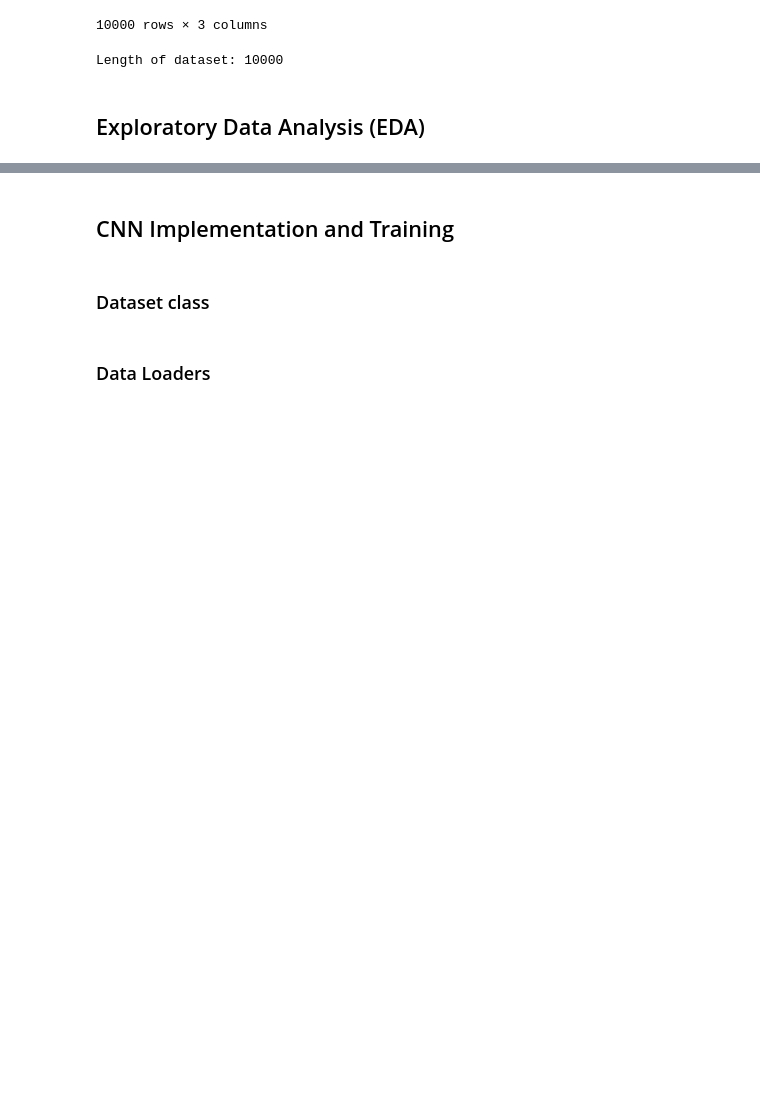
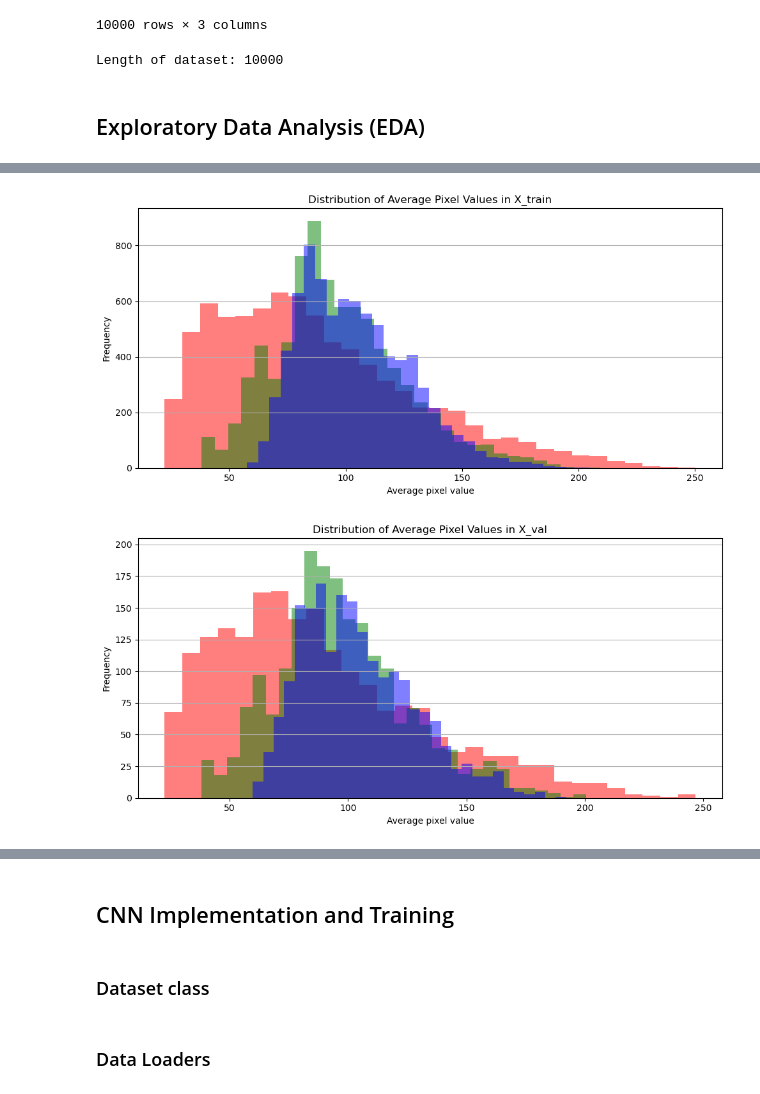
Before and after one commit to exVick/satellite-image-classification, a Jupyter notebook: k12441809.ipynb, the cells around one changed output, grey strips where cells are left out. Saved outputs shown, nothing was run; the diff lists cells and outputs as text; code cells hidden in the pictures; blank space fills up the shorter version.

```diff
--- a/k12441809.ipynb
+++ b/k12441809.ipynb
@@ -104,5 +111,11 @@ print(f"Length of dataset: {len(dataset)}") # Should be 10000
 Length of dataset: 10000
 # %%
 # your code goes here (splitting train/validation datasets)
+X_train, X_val, y_train, y_val = train_test_split(
+    dataset[["folder", "file_name"]], dataset["label"],
+    test_size=0.2,
+    random_state=random_state,
+    stratify=dataset["label"]
+)
 # %% [markdown]
 ## Exploratory Data Analysis (EDA)
@@ -114,0 +148,33 @@ Length of dataset: 10000
+# %%
+# your code goes here (average_pixel_plot)
+def average_pixel_plot(df: pd.DataFrame, name: str) -> None:
+
+    avg_r, avg_g, avg_b = [], [], []
+    for i in range(len(df)):
+        img = Image.open(str(df.iloc[i].folder+"/"+df.iloc[i].file_name))
+        arr = np.array(img)
+        # print(arr.shape)
+        avg_r.append(arr[:,:,0].mean())
+        avg_g.append(arr[:,:,1].mean())
+        avg_b.append(arr[:,:,2].mean())
+
+    plt.figure(figsize=(10,5))
+    plt.hist(avg_r, bins=30, alpha=0.5, color="r")
+    plt.hist(avg_g, bins=30, alpha=0.5, color="g")
+    plt.hist(avg_b, bins=30, alpha=0.5, color="b")
+    plt.title(f"Distribution of Average Pixel Values in {name}")
+    plt.xlabel("Average pixel value")
+    plt.ylabel("Frequency")
+    plt.grid(axis="y")
+
+    os.makedirs("assets/plots", exist_ok=True)
+    plt.savefig(f"assets/plots/average_pixel_dictribution_{name}.png")
+
+    plt.tight_layout()
+    plt.show()
+
+average_pixel_plot(X_train, "X_train")
+average_pixel_plot(X_val, "X_val")
+# %% [output]
+[figure, added]
+[figure, added]
```
Also changed, not shown: parts of 9 cells of this notebook.
